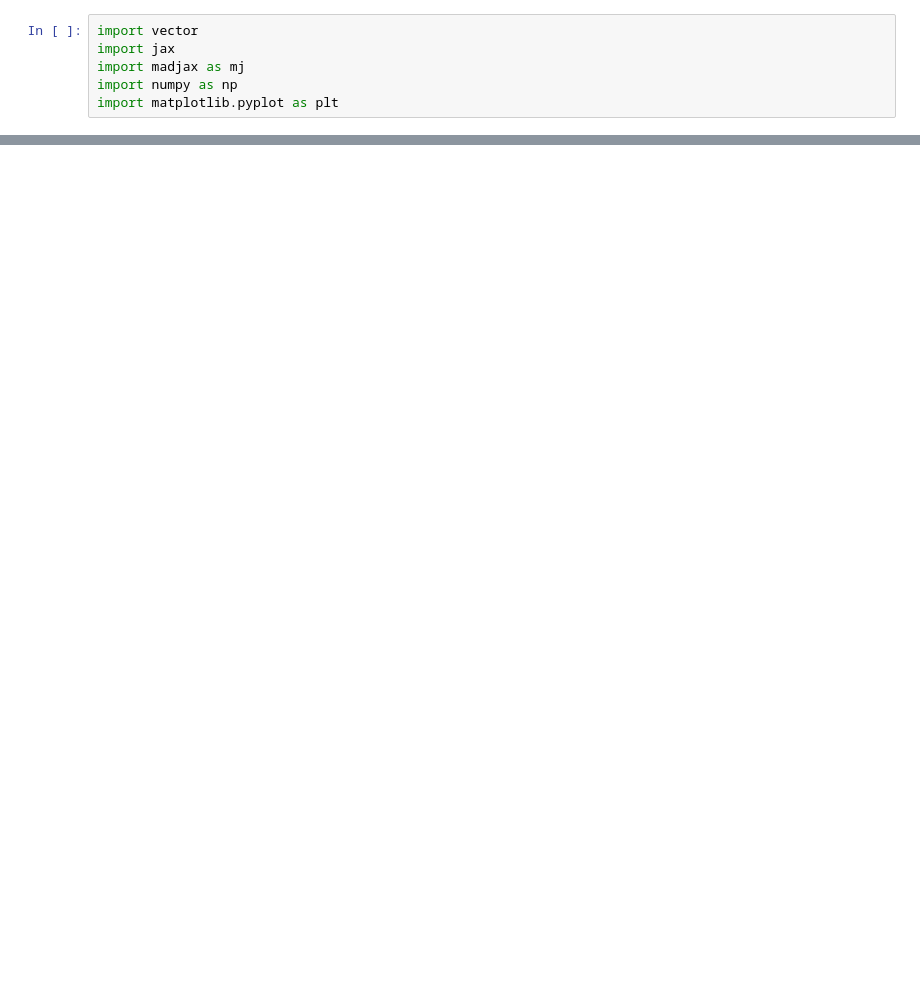
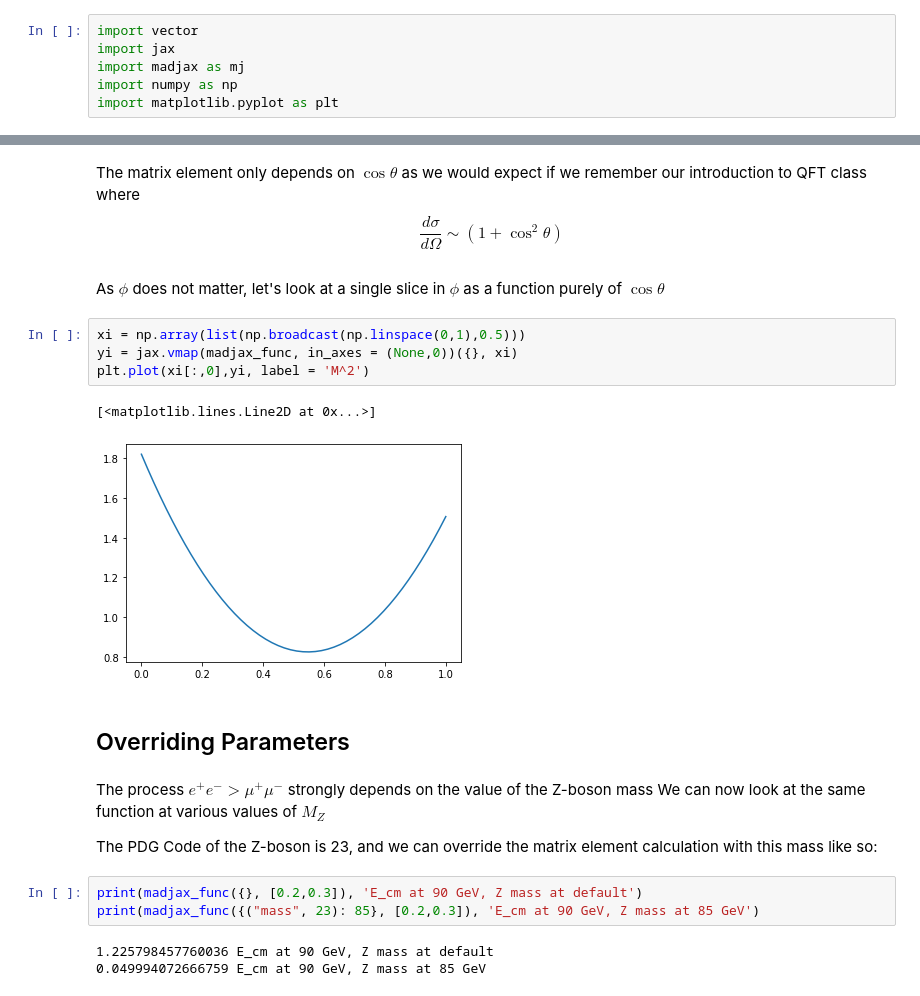
Before and after one commit to lukasheinrich/iml_madjax_binder, a Jupyter notebook: MadJax.ipynb, the cells around one changed output, grey strips where cells are left out. Drawn from its saved outputs; the diff is of its cells as text; blank space fills up the shorter version.

```diff
--- a/MadJax.ipynb
+++ b/MadJax.ipynb
@@ -148,0 +283,25 @@ a[:,0].min(),a[:,0].max(),a[:,1].min(),a[:,1].max()
+# %% [markdown]
+The matrix element only depends on $\cos \theta$ as we would expect if we remember our introduction to QFT class
+where $$\frac{d\sigma}{d\Omega} \sim (1+\cos^2\theta)$$
+# %% [markdown]
+As $\phi$ does not matter, let's look at a single slice in $\phi$ as a function purely of $\cos\theta$
+# %%
+xi = np.array(list(np.broadcast(np.linspace(0,1),0.5)))
+yi = jax.vmap(madjax_func, in_axes = (None,0))({}, xi)
+plt.plot(xi[:,0],yi, label = 'M^2')
+# %% [output]
+[<matplotlib.lines.Line2D at 0x...>]
+[figure, added]
+# %% [markdown]
+## Overriding Parameters
+# %% [markdown]
+The process $e^+ e^- > \mu^+ \mu^-$ strongly depends on the value of the Z-boson mass
+We can now look at the same function at various values of $M_Z$
+
+The PDG Code of the Z-boson is 23, and we can override the matrix element calculation with this mass like so:
+# %%
+print(madjax_func({}, [0.2,0.3]), 'E_cm at 90 GeV, Z mass at default')
+print(madjax_func({("mass", 23): 85}, [0.2,0.3]), 'E_cm at 90 GeV, Z mass at 85 GeV')
+# %% [output]
+1.225798457760036 E_cm at 90 GeV, Z mass at default
+0.049994072666759 E_cm at 90 GeV, Z mass at 85 GeV
```
Also changed, not shown: parts of 50 cells of this notebook.
